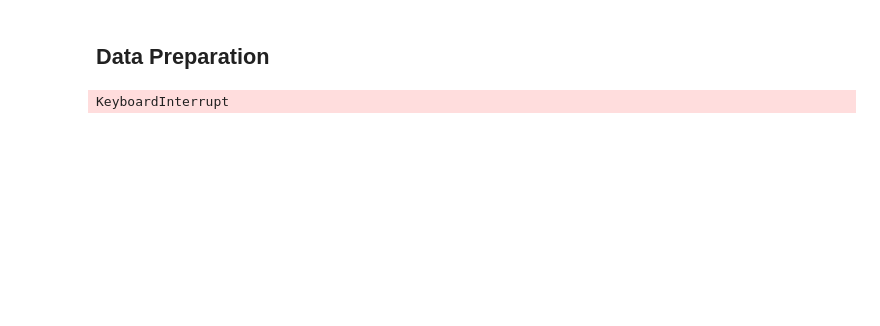
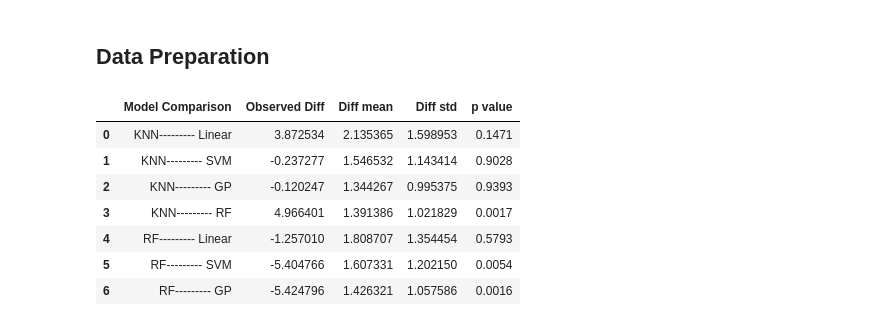
Before and after one commit to ramseylab/vgramreg, a Jupyter notebook: notebooks/Journal_Paper/Calculate_paired_permutation_test.ipynb, the cells around one changed output. Saved outputs shown, nothing was run; the diff lists cells and outputs as text; code cells hidden in the pictures; blank space fills up the shorter version.

```diff
--- a/notebooks/Journal_Paper/Calculate_paired_permutation_test.ipynb
+++ b/notebooks/Journal_Paper/Calculate_paired_permutation_test.ipynb
@@ -9,6 +9,8 @@ from sklearn.model_selection import train_test_split
 # %% [markdown]
 ## Data Preparation
 # %%
+remove_zero = True
+
 # Load Extracted features dataset
 ML6_1 = pd.read_excel('../../dataset/ML6/Day 1 Data/feature_extraction_noise_None.xlsx')
 ML6_2 = pd.read_excel('../../dataset/ML6/Day 2 Data/feature_extraction_noise_None.xlsx')
@@ -45,13 +47,18 @@ X_train = X_filtered.drop(['label', 'file', 'dataset_name'], axis=1)
 y_train = X_filtered['label']
 X_test  = test.drop(['label', 'file', 'dataset_name'], axis=1)
 y_test  = test['label']
+
+# Remove zero only from testing dataset
+if remove_zero:
+    indx_gt_zero   = list(y_test[y_test!=0].index)
+    X_test         = X_test.loc[indx_gt_zero]
+    y_test         = y_test.loc[indx_gt_zero]
 # %%
 features_list= {'KNN':    ['min(dS/dV)', 'max(S)'],
                 'Linear': ['min(dS/dV)', 'V_max(S)', 'f2', 'f1', 'V_max(dS/dV)'],
                 'RF':     ['min(dS/dV)', 'area(S)', 'f2', 'V_max(dS/dV)'],
                 'SVM':    ['min(dS/dV)', 'area(S)', 'vcenter', 'V_max(dS/dV)', 'max(dS/dV)'],
-                'GP':     ['min(dS/dV)', 'area(S)', 'V_max(dS/dV)'],
-                'xgboost': ['min(dS/dV)', 'area(S)', 'V_max(dS/dV)']}
+                'GP':     ['min(dS/dV)', 'area(S)', 'V_max(dS/dV)', 'max(dS/dV)']}
 
 paired_test = [('KNN', 'Linear'),
                ('KNN', 'SVM'),
@@ -63,6 +70,15 @@ paired_test = [('KNN', 'Linear'),
               ]
 # %%
 dataset     = (X_train, X_test, y_train, y_test)
-find_paired_permutation_test(dataset, features_list, paired_test)
+output      = find_paired_permutation_test(dataset, features_list, paired_test)
-# %% [output]
-KeyboardInterrupt
+# %%
+output
+# %% [output]
+|  | Model Comparison | Observed Diff | Diff mean | Diff std | p value |
+| 0 | KNN--------- Linear | 3.872534 | 2.135365 | 1.598953 | 0.1471 |
+| 1 | KNN--------- SVM | -0.237277 | 1.546532 | 1.143414 | 0.9028 |
+| 2 | KNN--------- GP | -0.120247 | 1.344267 | 0.995375 | 0.9393 |
+| 3 | KNN--------- RF | 4.966401 | 1.391386 | 1.021829 | 0.0017 |
+| 4 | RF--------- Linear | -1.257010 | 1.808707 | 1.354454 | 0.5793 |
+| 5 | RF--------- SVM | -5.404766 | 1.607331 | 1.202150 | 0.0054 |
+| 6 | RF--------- GP | -5.424796 | 1.426321 | 1.057586 | 0.0016 |
```
Also changed, not shown: parts of 1 cell of this notebook, 3 other files.
